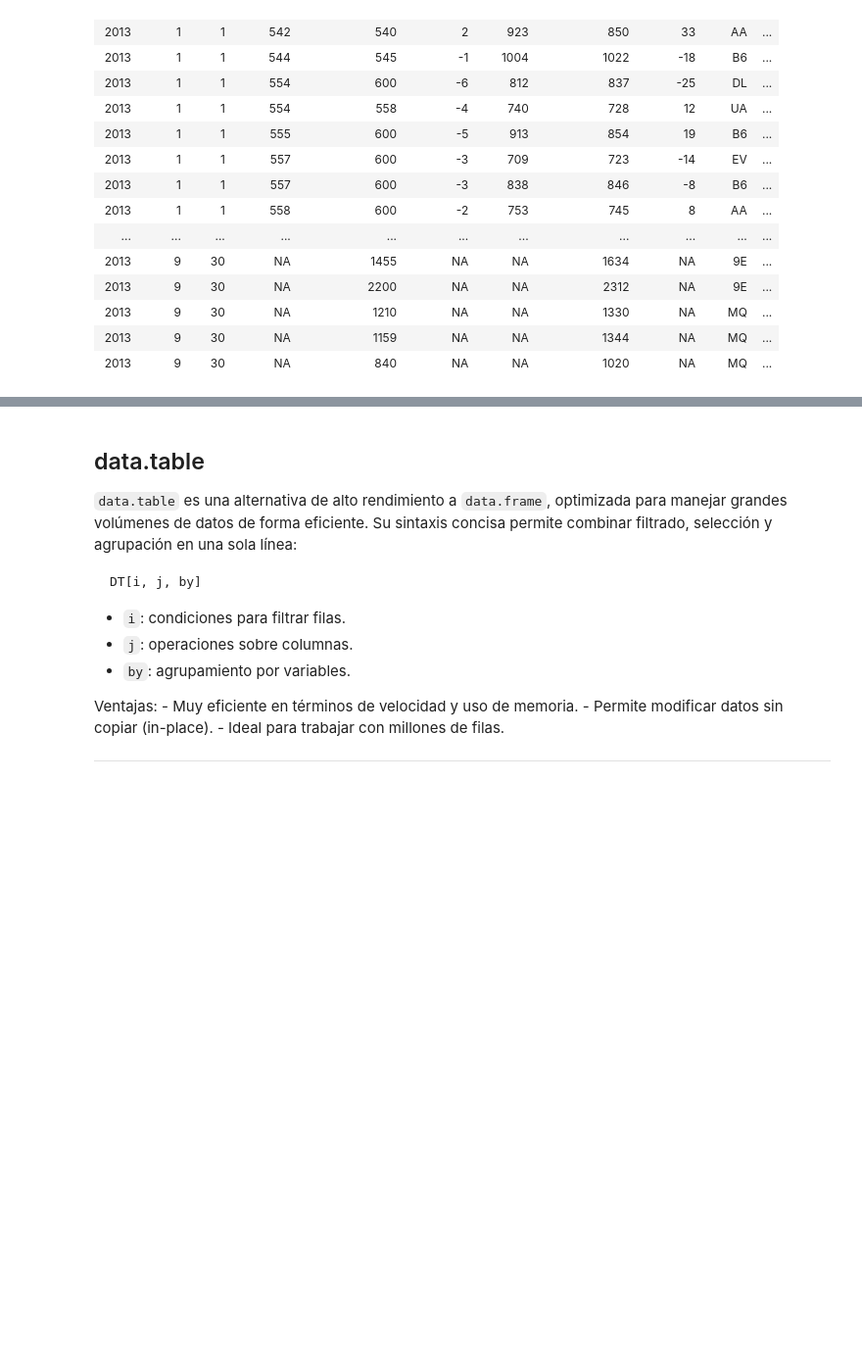
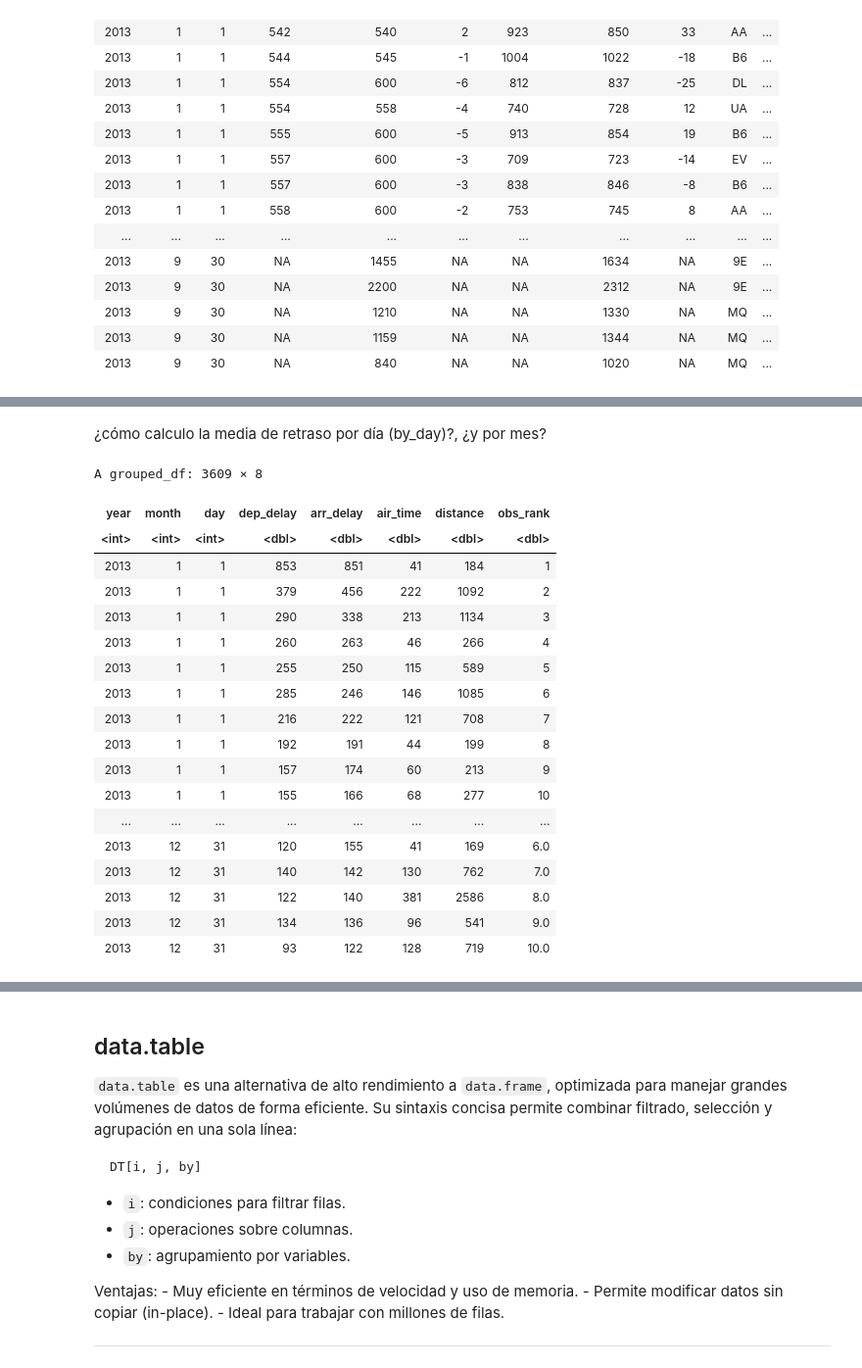
Before and after one commit to ednavivianasegura/ERAP_Curso_R, a Jupyter notebook: ERAP_R_Course.ipynb, the cells around one changed output, grey strips where cells are left out. Shown at 98% size. Drawn from its saved outputs; the diff is of its cells as text; code cells hidden in the pictures; blank space fills up the shorter version.

```diff
--- a/ERAP_R_Course.ipynb
+++ b/ERAP_R_Course.ipynb
@@ -1630,0 +2080,30 @@ Por ejemplo, si sólo necesitamos calcular velocidad, debido a que no necesitamo
+# %% [markdown]
+¿cómo calculo la media de retraso por día (by_day)?, ¿y por mes?
+# %%
+flights %>%
+  select(year:day, ends_with("delay"),air_time, distance) %>%
+  group_by(year, month, day) %>% #agrupa por la fecha
+  arrange(year, month, day, desc(arr_delay)) %>%  #organiza por fecha y por el delay de llegada descendientemente
+  mutate(obs_rank=rank(desc(arr_delay))) %>% #crea la variable de ranking
+  filter(obs_rank<=10) %>% View()#selecciona los 10 tiempos mayores (top 10) (los que más tarde arrivaron)
+#ver fila 85 (ver filtro)
+# %% [output]
+A grouped_df: 3609 × 8
+| year | month | day | dep_delay | arr_delay | air_time | distance | obs_rank |
+| <int> | <int> | <int> | <dbl> | <dbl> | <dbl> | <dbl> | <dbl> |
+| 2013 | 1 | 1 | 853 | 851 | 41 | 184 | 1 |
+| 2013 | 1 | 1 | 379 | 456 | 222 | 1092 | 2 |
+| 2013 | 1 | 1 | 290 | 338 | 213 | 1134 | 3 |
+| 2013 | 1 | 1 | 260 | 263 | 46 | 266 | 4 |
+| 2013 | 1 | 1 | 255 | 250 | 115 | 589 | 5 |
+| 2013 | 1 | 1 | 285 | 246 | 146 | 1085 | 6 |
+| 2013 | 1 | 1 | 216 | 222 | 121 | 708 | 7 |
+| 2013 | 1 | 1 | 192 | 191 | 44 | 199 | 8 |
+| 2013 | 1 | 1 | 157 | 174 | 60 | 213 | 9 |
+| 2013 | 1 | 1 | 155 | 166 | 68 | 277 | 10 |
+| ... | ... | ... | ... | ... | ... | ... | ... |
+| 2013 | 12 | 31 | 120 | 155 | 41 | 169 | 6.0 |
+| 2013 | 12 | 31 | 140 | 142 | 130 | 762 | 7.0 |
+| 2013 | 12 | 31 | 122 | 140 | 381 | 2586 | 8.0 |
+| 2013 | 12 | 31 | 134 | 136 | 96 | 541 | 9.0 |
+| 2013 | 12 | 31 | 93 | 122 | 128 | 719 | 10.0 |
```
Also changed, not shown: parts of 57 cells of this notebook.
